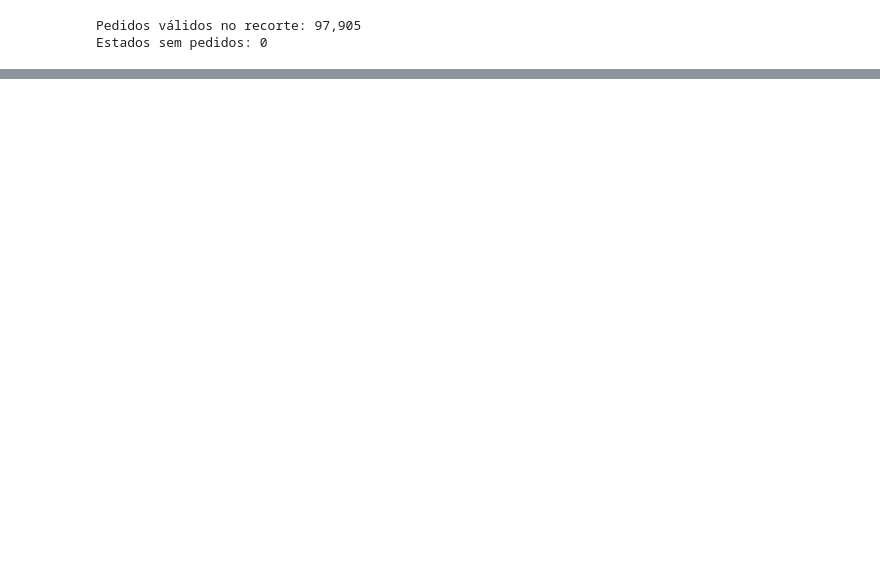
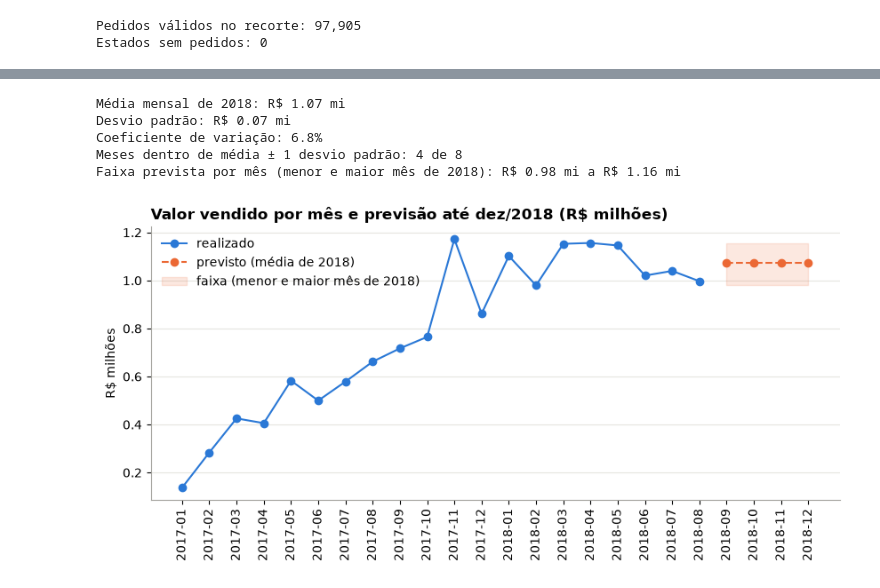
Before and after one commit to tiagolid/tech_challenge_fase_1_tiago, a Jupyter notebook: notebooks/05_espaco_para_crescer_e_previsao.ipynb, the cells around one changed output, grey strips where cells are left out. Drawn from its saved outputs; the diff is of its cells as text; code cells hidden in the pictures; blank space fills up the shorter version.

```diff
--- a/notebooks/05_espaco_para_crescer_e_previsao.ipynb
+++ b/notebooks/05_espaco_para_crescer_e_previsao.ipynb
@@ -138,0 +151,17 @@ AM         Norte      147               3.602       0.028
+# %%
+mensal = vendas.groupby('mes').agg(pedidos=('order_id', 'size'), valor_vendido=('receita', 'sum'))
+mensal['valor_mi'] = mensal['valor_vendido'] / 1_000_000
+
+meses = ['jan', 'fev', 'mar', 'abr', 'mai', 'jun', 'jul', 'ago']
+comparacao = pd.DataFrame({'2017': mensal.loc['2017-01':'2017-08', 'valor_mi'].values,
+                           '2018': mensal.loc['2018-01':'2018-08', 'valor_mi'].values}, index=meses)
+comparacao['crescimento_%'] = (comparacao['2018'] / comparacao['2017'] - 1) * 100
+print('Valor vendido por mês (R$ milhões) e crescimento contra o mesmo mês de 2017')
+print(comparacao.round(2))
+
+plt.figure()
+plt.plot(mensal.index, mensal['valor_mi'], color=AZUL, marker='o')
+plt.title('Valor vendido por mês (R$ milhões)')
+plt.ylabel('R$ milhões')
+plt.xticks(rotation=90)
+plt.show()
@@ -138,0 +193,29 @@ AM         Norte      147               3.602       0.028
+# %%
+base_2018 = mensal.loc['2018-01':'2018-08', 'valor_mi']
+media = base_2018.mean()
+desvio = base_2018.std()
+menor, maior = base_2018.min(), base_2018.max()
+
+print(f'Média mensal de 2018: R$ {media:.2f} mi')
+print(f'Desvio padrão: R$ {desvio:.2f} mi')
+print(f'Coeficiente de variação: {desvio / media * 100:.1f}%')
+print(f'Meses dentro de média ± 1 desvio padrão: {base_2018.between(media - desvio, media + desvio).sum()} de {len(base_2018)}')
+print(f'Faixa prevista por mês (menor e maior mês de 2018): R$ {menor:.2f} mi a R$ {maior:.2f} mi')
+
+futuro = ['2018-09', '2018-10', '2018-11', '2018-12']
+plt.figure()
+plt.plot(mensal.index, mensal['valor_mi'], color=AZUL, marker='o', label='realizado')
+plt.plot(futuro, [media] * 4, color=LARANJA, marker='o', linestyle='--', label='previsto (média de 2018)')
+plt.fill_between(futuro, menor, maior, color=LARANJA, alpha=0.15, label='faixa (menor e maior mês de 2018)')
+plt.title('Valor vendido por mês e previsão até dez/2018 (R$ milhões)')
+plt.ylabel('R$ milhões')
+plt.xticks(rotation=90)
+plt.legend(frameon=False)
+plt.show()
+# %% [output]
+Média mensal de 2018: R$ 1.07 mi
+Desvio padrão: R$ 0.07 mi
+Coeficiente de variação: 6.8%
+Meses dentro de média ± 1 desvio padrão: 4 de 8
+Faixa prevista por mês (menor e maior mês de 2018): R$ 0.98 mi a R$ 1.16 mi
+[figure, added]
```
Also changed, not shown: parts of 20 cells of this notebook, 1 other file.
